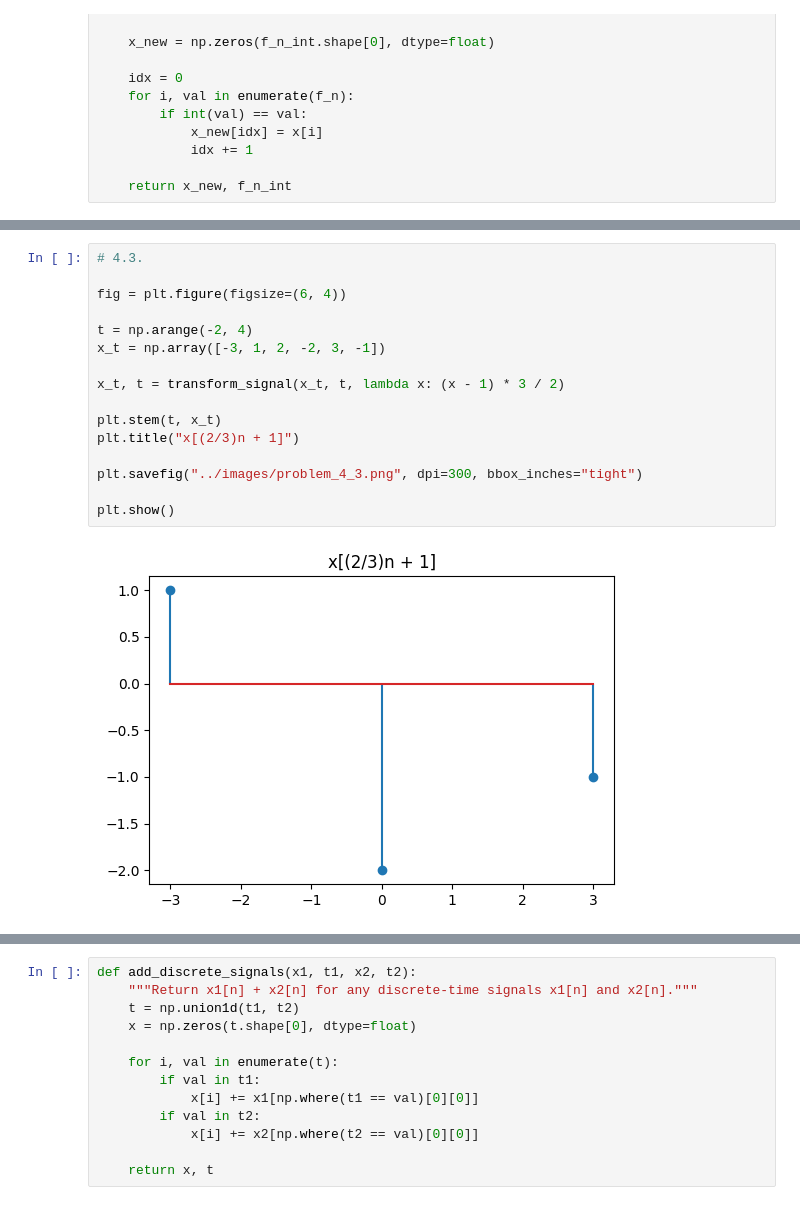
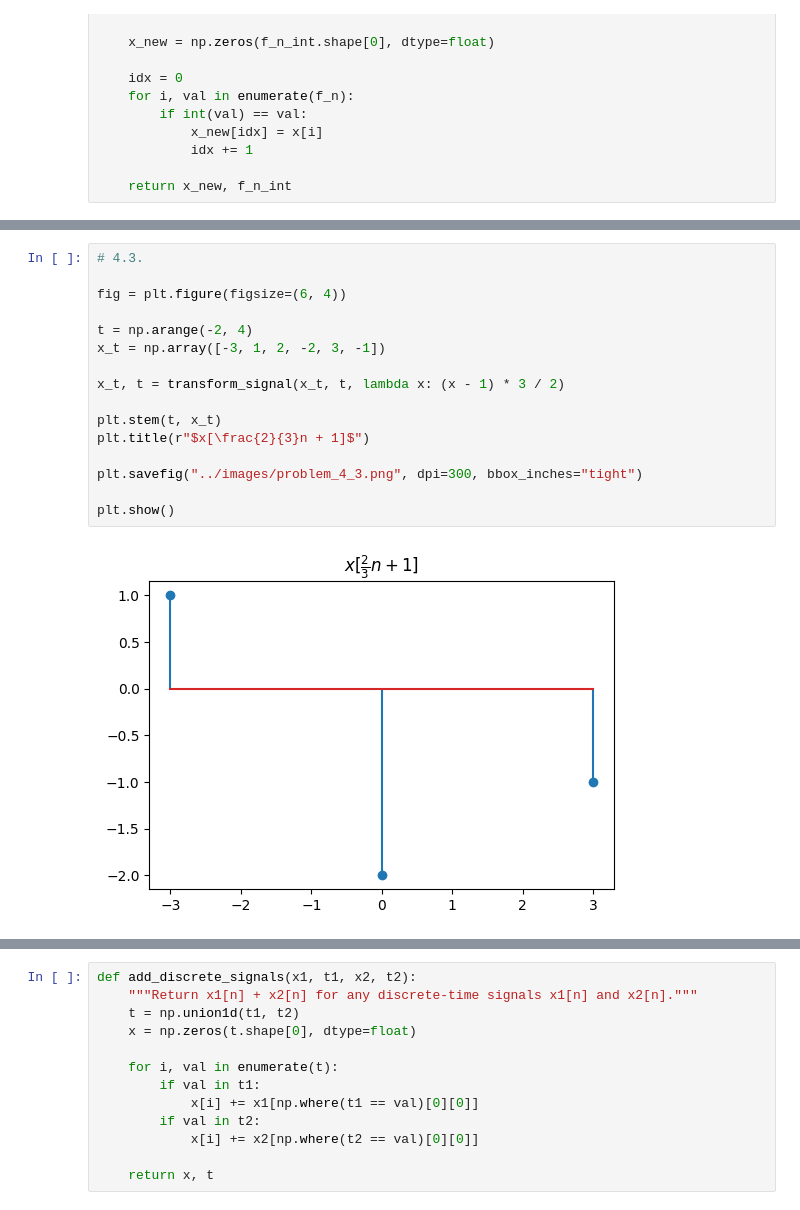
Before and after one commit to patthadon-p/CEDT-2110203-CEM-II, a Jupyter notebook: signal/homework-1/code/signal-homework-01-notebook.ipynb, the cells around one changed output, grey strips where cells are left out. Drawn from its saved outputs; the diff is of its cells as text.

```diff
--- a/signal/homework-1/code/signal-homework-01-notebook.ipynb
+++ b/signal/homework-1/code/signal-homework-01-notebook.ipynb
@@ -361,21 +359,21 @@ plt.show()
 # %%
 # 4.3.
 
 fig = plt.figure(figsize=(6, 4))
 
 t = np.arange(-2, 4)
 x_t = np.array([-3, 1, 2, -2, 3, -1])
 
 x_t, t = transform_signal(x_t, t, lambda x: (x - 1) * 3 / 2)
 
 plt.stem(t, x_t)
-plt.title("x[(2/3)n + 1]")
+plt.title(r"$x[\frac{2}{3}n + 1]$")
 
 plt.savefig("../images/problem_4_3.png", dpi=300, bbox_inches="tight")
 
 plt.show()
 # %% [output]
-[figure, old version]
+[figure, new version]
 # %%
 # 4.4.
 
```
Also changed, not shown: parts of 36 cells of this notebook, 34 other files.
